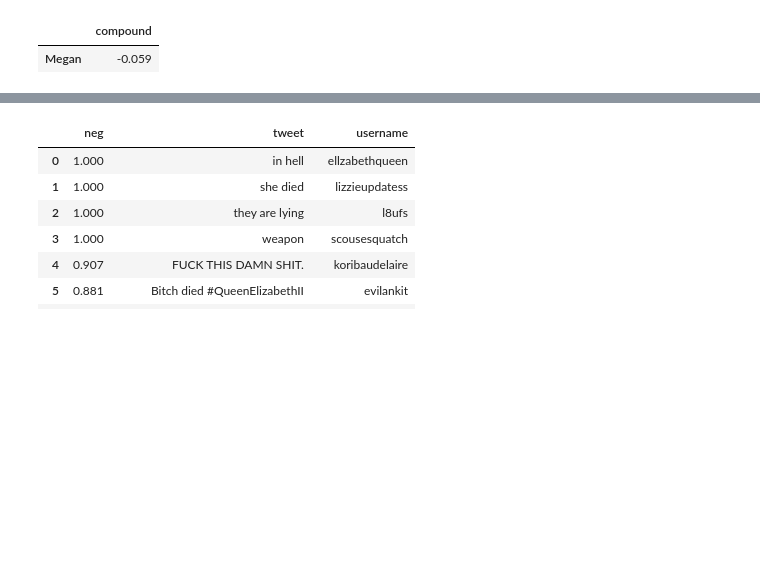
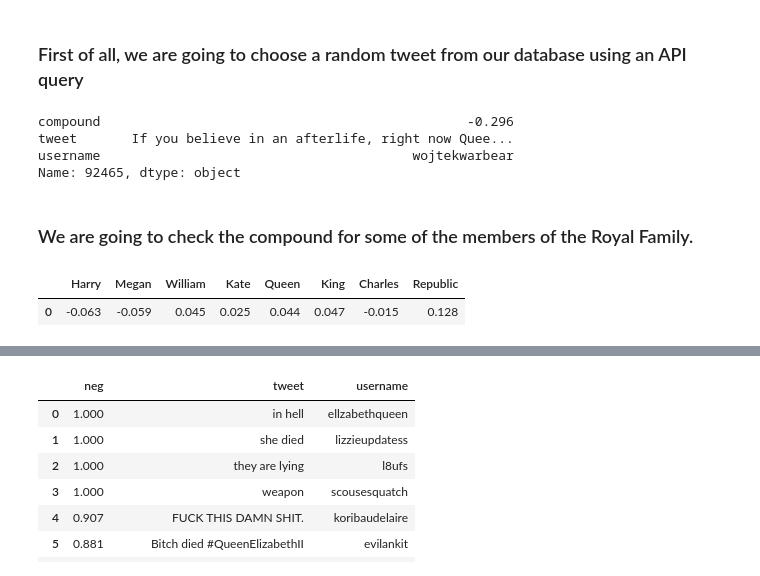
Before and after one commit to GuilleNes/project-IV-sentiment-analysis-api, a Jupyter notebook: main.ipynb, the cells around one changed output, grey strips where cells are left out. Drawn from its saved outputs; the diff is of its cells as text; code cells hidden in the pictures; blank space fills up the shorter version.

```diff
--- a/main.ipynb
+++ b/main.ipynb
@@ -25,8 +28,27 @@ from PIL import Image
 import matplotlib.pyplot as plt
 
 sia = SentimentIntensityAnalyzer()
+# %% [markdown]
+### First of all, we are going to choose a random tweet from our database using an API query
+# %%
+api.get_random_()
+# %% [output]
+compound                                               -0.296
+tweet       If you believe in an afterlife, right now Quee...
+username                                        wojtekwarbear
+Name: 92465, dtype: object
+# %% [markdown]
+### We are going to check the compound for some of the members of the Royal Family.
 # %%
-api.compound_by_name("Megan")
+df = api.compound_by_name("Harry")
+df["Megan"]= api.compound_by_name("Megan")
+df["William"]= api.compound_by_name("William")
+df["Kate"]= api.compound_by_name("Kate")
+df["Queen"]= api.compound_by_name("Queen")
+df["King"]= api.compound_by_name("King")
+df["Charles"]= api.compound_by_name("Charles")
+df["Republic"]= api.compound_by_name("Republic")
+df
 # %% [output]
-|  | compound |
-| Megan | -0.059 |
+|  | Harry | Megan | William | Kate | Queen | King | Charles | Republic |
+| 0 | -0.063 | -0.059 | 0.045 | 0.025 | 0.044 | 0.047 | -0.015 | 0.128 |
```
Also changed, not shown: parts of 11 cells of this notebook, 6 other files.
